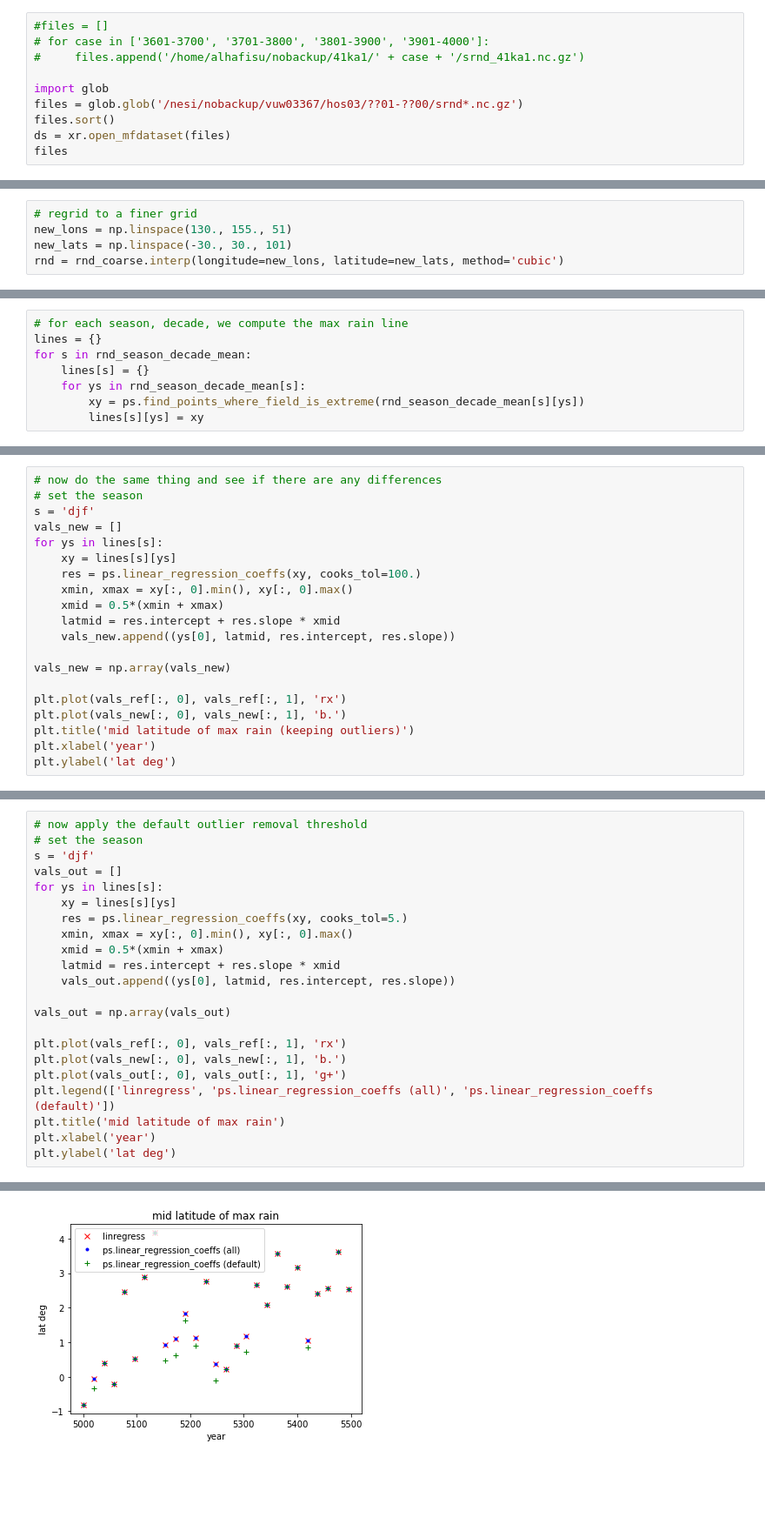
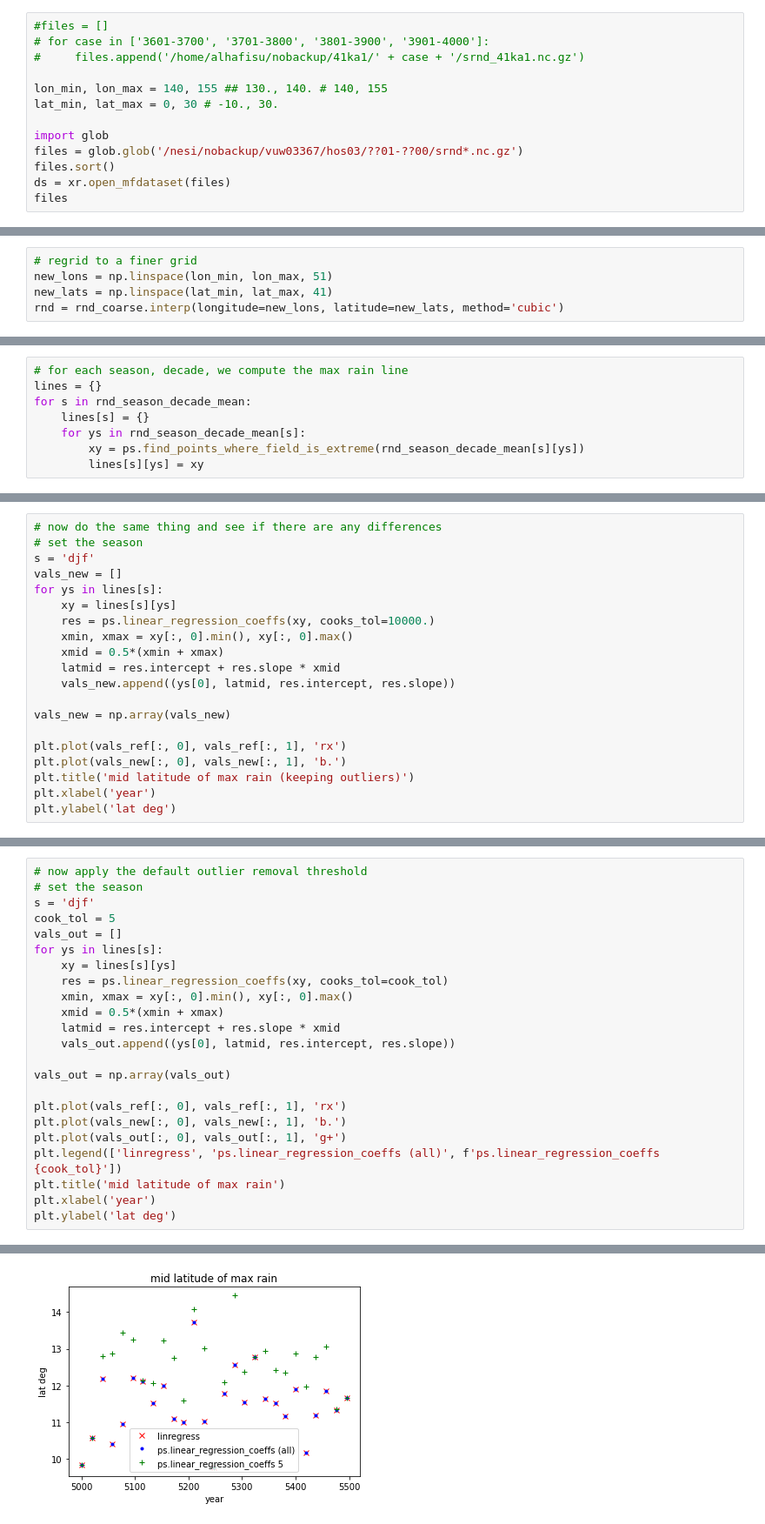
Before and after one commit to pletzer/paleoscripts, a Jupyter notebook: notebooks/SPCZ location_ap.ipynb, the cells around one changed output, grey strips where cells are left out. Shown at 87% size. Drawn from its saved outputs; the diff is of its cells as text; blank space fills up the shorter version.

```diff
--- a/notebooks/SPCZ location_ap.ipynb
+++ b/notebooks/SPCZ location_ap.ipynb
@@ -10,6 +10,9 @@ import paleoscripts as ps
 #files = []
 # for case in ['3601-3700', '3701-3800', '3801-3900', '3901-4000']:
 #     files.append('/home/alhafisu/nobackup/41ka1/' + case + '/srnd_41ka1.nc.gz')
+
+lon_min, lon_max = 140, 155 ## 130., 140. # 140, 155
+lat_min, lat_max = 0, 30 # -10., 30.
 
 import glob
 files = glob.glob('/nesi/nobackup/vuw03367/hos03/??01-??00/srnd*.nc.gz')
@@ -75,8 +78,8 @@ Attributes:
     units:      mm/day
 # %%
 # regrid to a finer grid
-new_lons = np.linspace(130., 155., 51)
-new_lats = np.linspace(-30., 30., 101)
+new_lons = np.linspace(lon_min, lon_max, 51)
+new_lats = np.linspace(lat_min, lat_max, 41)
 rnd = rnd_coarse.interp(longitude=new_lons, latitude=new_lats, method='cubic')
 # %%
 # seasonal means across decades, after increasing the resolution
@@ -143,7 +146,7 @@ s = 'djf'
 vals_new = []
 for ys in lines[s]:
     xy = lines[s][ys]
-    res = ps.linear_regression_coeffs(xy, cooks_tol=100.)
+    res = ps.linear_regression_coeffs(xy, cooks_tol=10000.)
     xmin, xmax = xy[:, 0].min(), xy[:, 0].max()
     xmid = 0.5*(xmin + xmax)
     latmid = res.intercept + res.slope * xmid
@@ -162,28 +165,29 @@ Text(0, 0.5, 'lat deg')
 # %%
 # now apply the default outlier removal threshold
 # set the season
 s = 'djf'
+cook_tol = 5
 vals_out = []
 for ys in lines[s]:
     xy = lines[s][ys]
-    res = ps.linear_regression_coeffs(xy, cooks_tol=5.)
+    res = ps.linear_regression_coeffs(xy, cooks_tol=cook_tol)
     xmin, xmax = xy[:, 0].min(), xy[:, 0].max()
     xmid = 0.5*(xmin + xmax)
     latmid = res.intercept + res.slope * xmid
     vals_out.append((ys[0], latmid, res.intercept, res.slope))
 
 vals_out = np.array(vals_out)
 
 plt.plot(vals_ref[:, 0], vals_ref[:, 1], 'rx')
 plt.plot(vals_new[:, 0], vals_new[:, 1], 'b.')
 plt.plot(vals_out[:, 0], vals_out[:, 1], 'g+')
-plt.legend(['linregress', 'ps.linear_regression_coeffs (all)', 'ps.linear_regression_coeffs (default)'])
+plt.legend(['linregress', 'ps.linear_regression_coeffs (all)', f'ps.linear_regression_coeffs {cook_tol}'])
 plt.title('mid latitude of max rain')
 plt.xlabel('year')
 plt.ylabel('lat deg')
 # %% [output]
 Text(0, 0.5, 'lat deg')
-[figure, old version]
+[figure, new version]
 # %%
 # find case where the diff is max and investigate
 vmax = np.fabs(vals_ref[:, 1] - vals_out[:, 1]).max()
```
Also changed, not shown: parts of 9 cells of this notebook, 2 other files.
